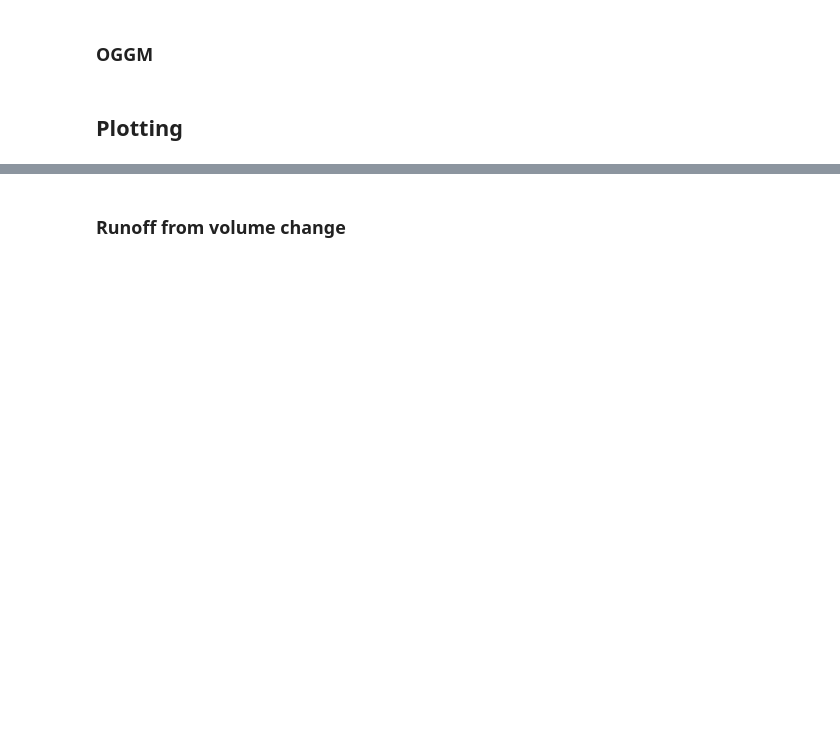
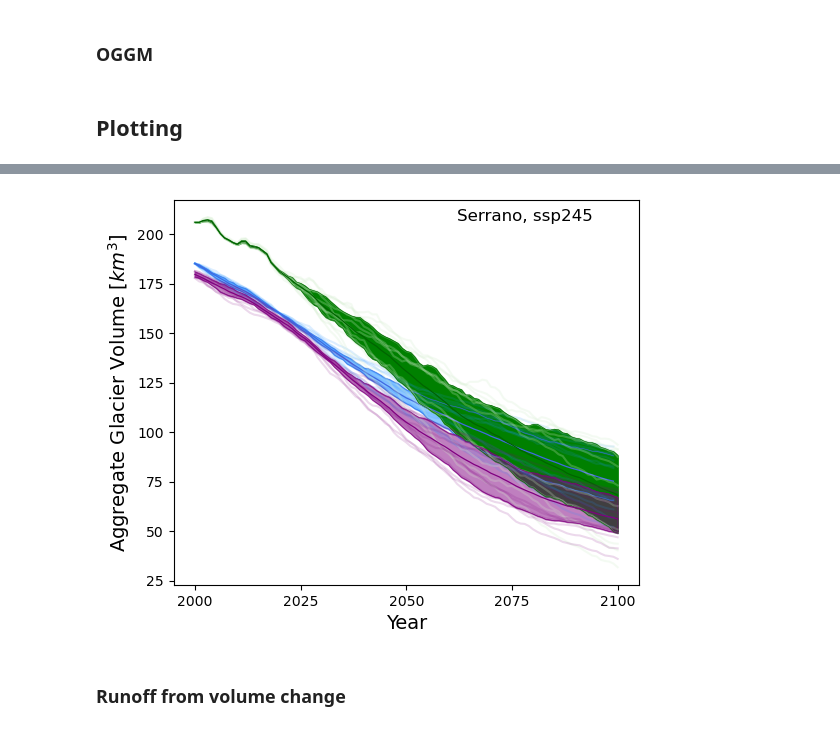
Before and after one commit to finnwimberly/glacial_runoff_intercomparison, a Jupyter notebook: 17/RGI-17_PlotVol_GloPyOG.ipynb, the cells around one changed output, grey strips where cells are left out. Saved outputs shown, nothing was run; the diff lists cells and outputs as text; code cells hidden in the pictures; blank space fills up the shorter version.

```diff
--- a/17/RGI-17_PlotVol_GloPyOG.ipynb
+++ b/17/RGI-17_PlotVol_GloPyOG.ipynb
@@ -469,7 +474,7 @@ basin = 'SERRANO'
 basinstext = 'Serrano'
 
 # Create a 1-row, 4-column subplot arrangement
-fig, ax = plt.subplots(figsize=(6, 4))
+fig, ax = plt.subplots(figsize=(6, 5))
 which_ssp = 'ssp245'
 
 for m, model in enumerate(modelnames_OG_trimmed):
@@ -501,39 +506,41 @@ plt.xticks([pd.to_datetime('2000'),pd.to_datetime('2025'), pd.to_datetime('2050'
     # Setting y limits uniform within basins
 plt.xlabel('Year', fontsize = 14)
 plt.ylabel('Aggregate Glacier Volume ' +  r'$[km^3]$', fontsize = 14)
-plt.text(pd.to_datetime('2062'), 200, 'Serrano River Basin', fontsize = 12)
-plt.text(pd.to_datetime('2074'), 185, 'SSP 245', fontsize = 12)
+plt.text(pd.to_datetime('2062'), 207, f"{basinstext}, {which_ssp}", fontsize = 12)
+#plt.text(pd.to_datetime('2074'), 185, 'SSP 245', fontsize = 12)
 
 
 
 # # Limits determined by max/min between all GCMs
 # row_min = np.inf
 # row_max = -np.inf
 
 # data_min = np.min(plt.get_ybound()[0])
 # data_max = np.max(plt.get_ybound()[1])
 # if data_min < row_min:
 #     row_min = data_min
 # if data_max > row_max:
 #     row_max = data_max
 
-plt.ylim(0, 220)
+#plt.ylim(0, 220)
 
 # Legend
 green_patch = mpatches.Patch(color='darkgreen', label='GloGEM')
 purple_patch = mpatches.Patch(color='purple', label='PyGEM')
 blue_patch = mpatches.Patch(color='royalblue', label='OGGM')
 #axs[0].legend(handles=[green_patch, purple_patch, blue_patch], bbox_to_anchor=(3.15, 1.2), ncol=3)
 
 # Titles
 #plt.suptitle(f'{basin} Runoff Projections for Major Southern Andes River Basins', x=0.5, y=0.9)
 #plt.title('SSP 126                        SSP 245                       SSP 370                          SSP 585', x=-1.28, y=1)
 # Show the plot
 name = basinstext
-plt.savefig(f"/Users/finnwimberly/Desktop/Lizz Research/AGU Figures/{name}_Volume.png", dpi=300, bbox_inches='tight')
+plt.savefig(f"/Users/finnwimberly/Desktop/Lizz Research/Paper Figs/{name}_Volume.png", dpi=300, bbox_inches='tight')
 
 
 plt.show()
+# %% [output]
+[figure, added]
 # %% [markdown]
 ### Runoff from volume change
 # %%
```
Also changed, not shown: parts of 2 cells of this notebook.
